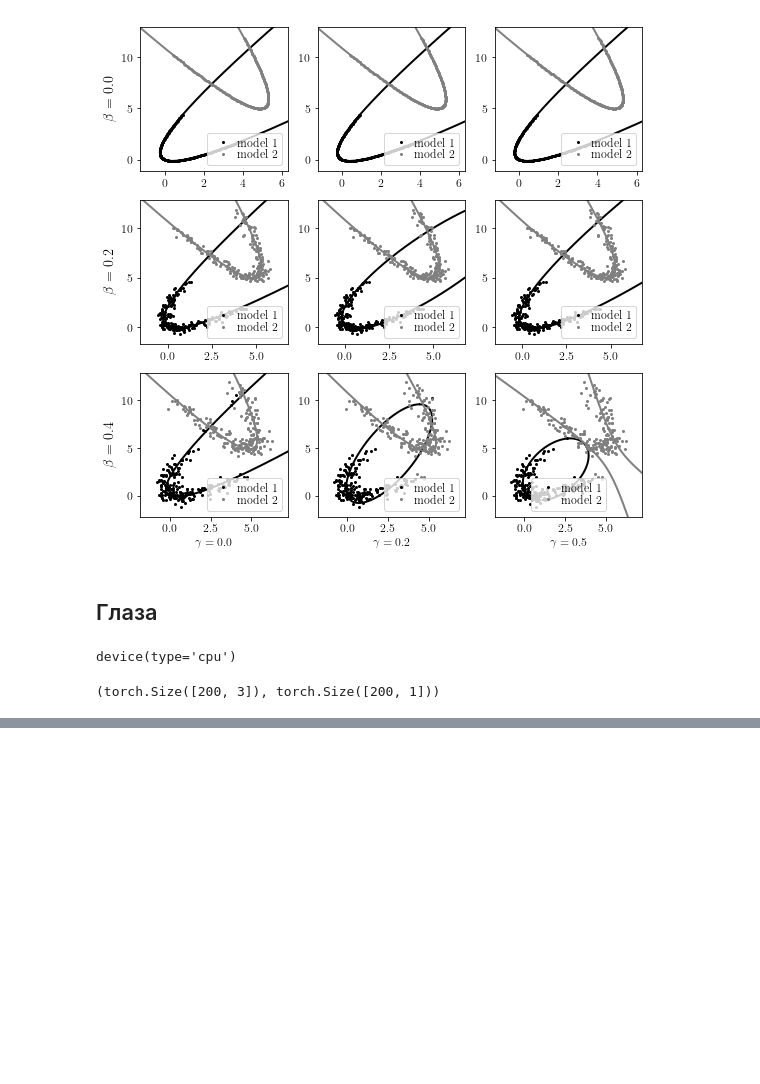
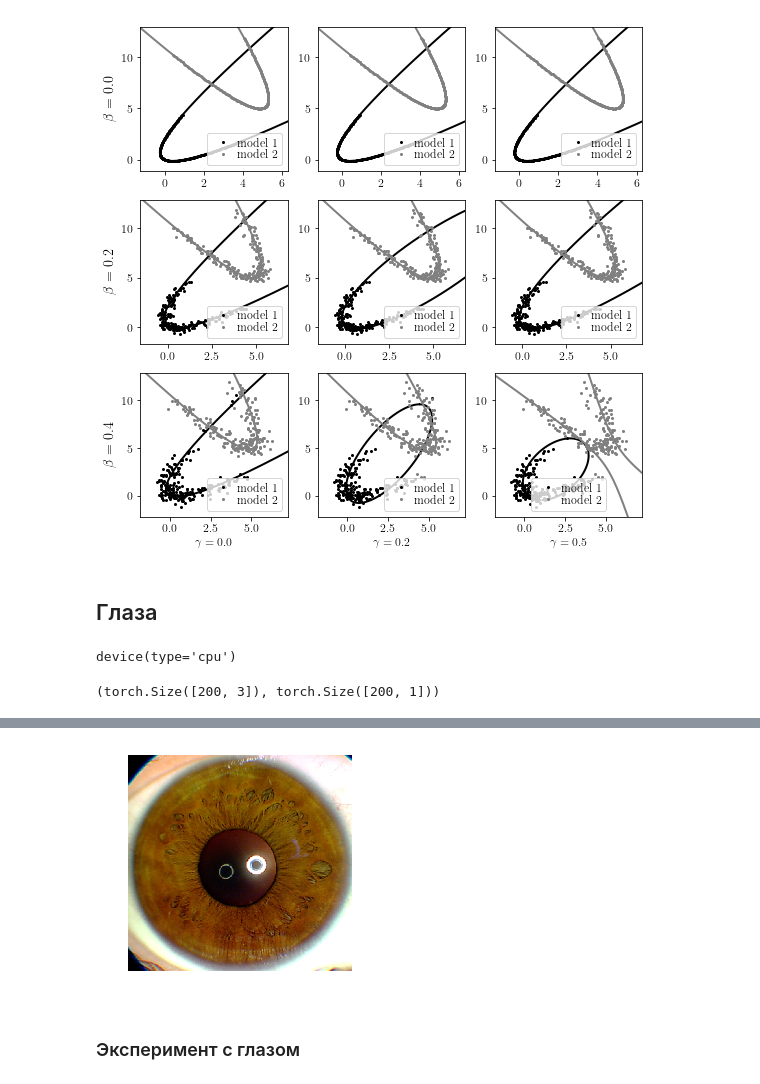
Before and after one commit to andriygav/ExpertLearning, a Jupyter notebook: code/graph.ipynb, the cells around one changed output, grey strips where cells are left out. Cells and saved outputs as stored; diff of their text form; code cells hidden in the pictures; blank space fills up the shorter version.

```diff
--- a/code/graph.ipynb
+++ b/code/graph.ipynb
@@ -249,3 +293,31 @@ def extract_picture(model):
+# %%
+Text_size = 12
+
+plt.rcParams['lines.linewidth'] = 1
+plt.rcParams['lines.markersize'] = 4
+plt.rcParams['xtick.labelsize'] = Text_size
+plt.rcParams['ytick.labelsize'] = Text_size
+plt.rcParams['legend.fontsize'] = Text_size
+plt.rcParams['axes.titlesize']=Text_size
+plt.rcParams['axes.labelsize']=Text_size
+plt.rcParams['figure.figsize'] = (4.0, 4.0)
+plt.rcParams['font.size'] = Text_size
+plt.rcParams["legend.labelspacing"] = 0.1
+plt.rcParams["legend.handletextpad"] = 0.1
+#################################################
+
+plt.imshow(image)
+plt.axis('off')
+
+
+plt.subplots_adjust(wspace=0.4, hspace=0.35)
+plt.savefig('./figures/real_image.pdf', bbox_inches='tight')
+
+plt.show()
+# %% [output]
+[figure, added]
+# %% [markdown]
+### Эксперимент с глазом
 # %%
 K = 2
 n = 3
```
Also changed, not shown: parts of 12 cells of this notebook, 47 other files.
